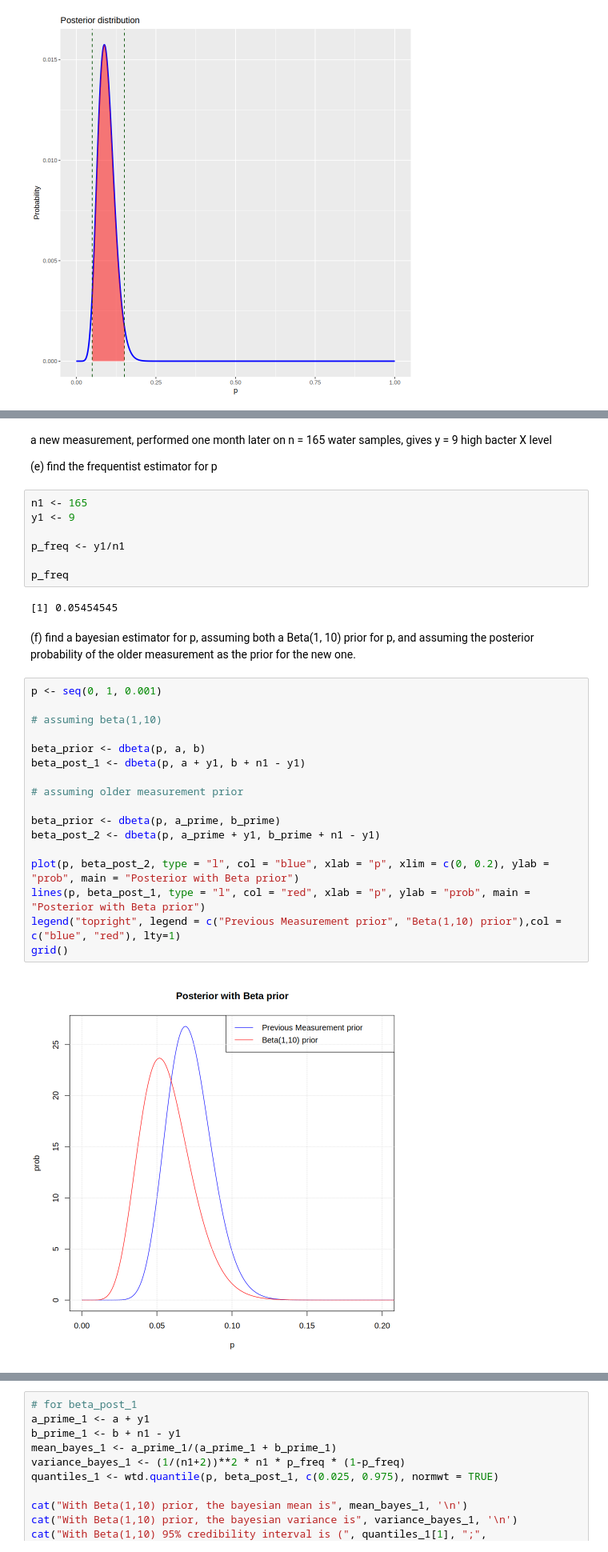
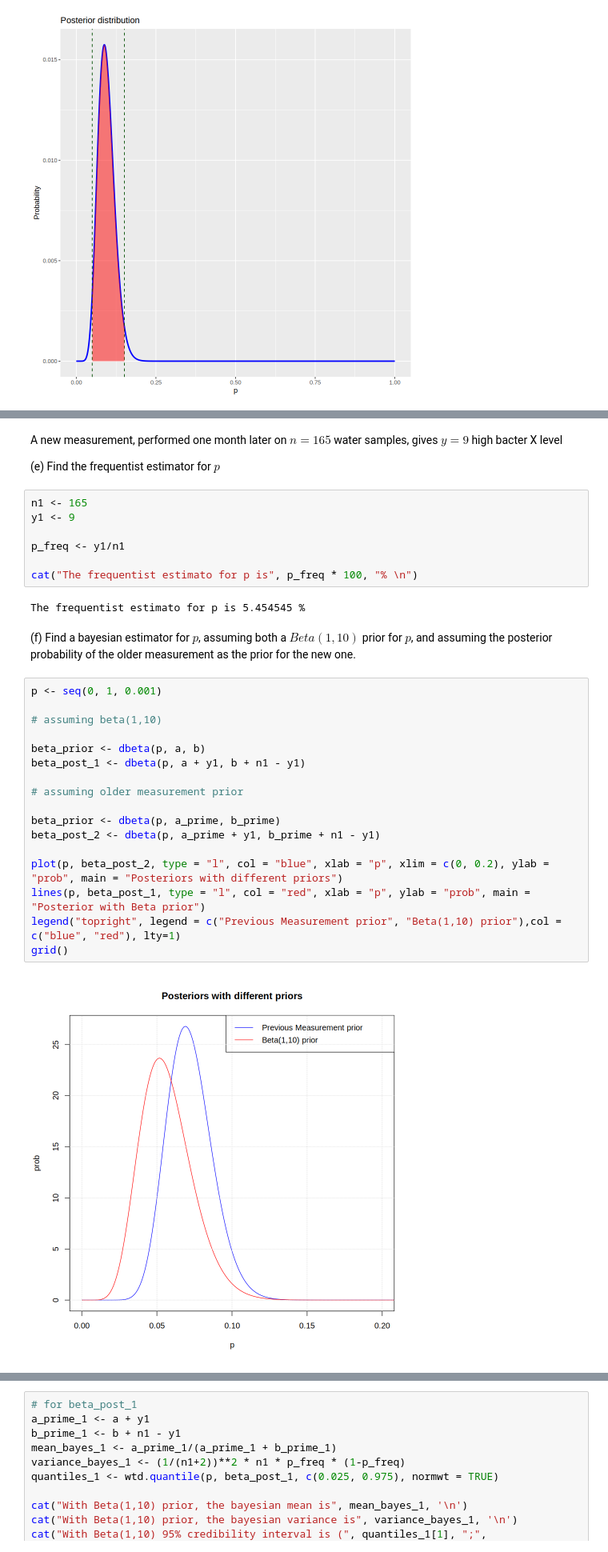
Before and after one commit to sdracia/Advances-Statistics-For-Physics-Analysis, a Jupyter notebook: hw6.ipynb, the cells around one changed output, grey strips where cells are left out. Shown at 80% size. Cells and saved outputs as stored; diff of their text form.

```diff
--- a/hw6.ipynb
+++ b/hw6.ipynb
@@ -383,38 +404,38 @@ Warning message:
 (`geom_line()`).”
 [figure]
 # %% [markdown]
-a new measurement, performed one month later on n = 165 water samples, gives y = 9 high bacter X level
+A new measurement, performed one month later on $n = 165$ water samples, gives $y = 9$ high bacter X level
 
-(e) find the frequentist estimator for p
+(e) Find the frequentist estimator for $p$
 # %%
 n1 <- 165
 y1 <- 9
 
 p_freq <- y1/n1
 
-p_freq
+cat("The frequentist estimato for p is", p_freq * 100, "% \n")
 # %% [output]
-[1] 0.05454545
+The frequentist estimato for p is 5.454545 %
 # %% [markdown]
-(f) find a bayesian estimator for p, assuming both a Beta(1, 10) prior for p, and assuming the posterior
+(f) Find a bayesian estimator for $p$, assuming both a $Beta(1, 10)$ prior for $p$, and assuming the posterior
 probability of the older measurement as the prior for the new one.
 # %%
 p <- seq(0, 1, 0.001)
 
 # assuming beta(1,10)
 
 beta_prior <- dbeta(p, a, b)
 beta_post_1 <- dbeta(p, a + y1, b + n1 - y1)
 
 # assuming older measurement prior
 
 beta_prior <- dbeta(p, a_prime, b_prime)
 beta_post_2 <- dbeta(p, a_prime + y1, b_prime + n1 - y1)
 
-plot(p, beta_post_2, type = "l", col = "blue", xlab = "p", xlim = c(0, 0.2), ylab = "prob", main = "Posterior with Beta prior")
+plot(p, beta_post_2, type = "l", col = "blue", xlab = "p", xlim = c(0, 0.2), ylab = "prob", main = "Posteriors with different priors")
 lines(p, beta_post_1, type = "l", col = "red", xlab = "p", ylab = "prob", main = "Posterior with Beta prior")
 legend("topright", legend = c("Previous Measurement prior", "Beta(1,10) prior"),col = c("blue", "red"), lty=1)
 grid()
 # %% [output]
-[figure, old version]
+[figure, new version]
 # %% [markdown]
```
Also changed, not shown: parts of 32 cells of this notebook, 2 other files.
